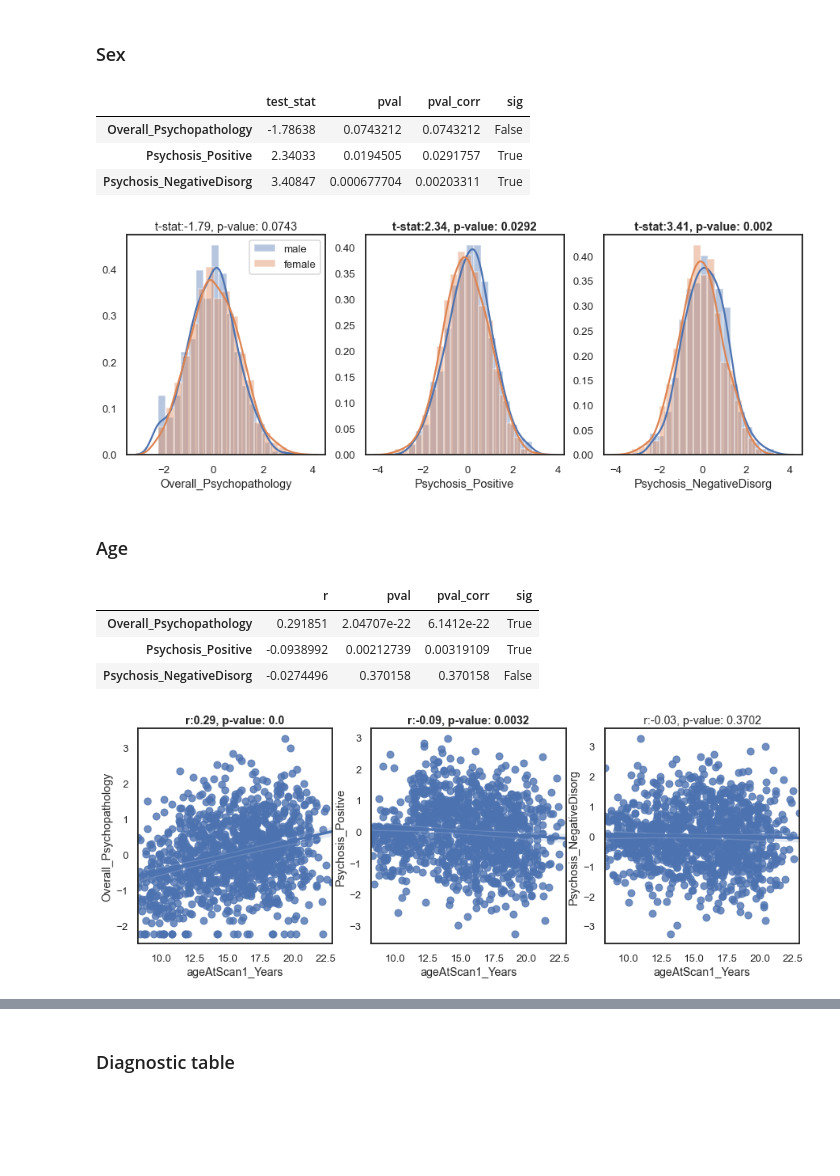
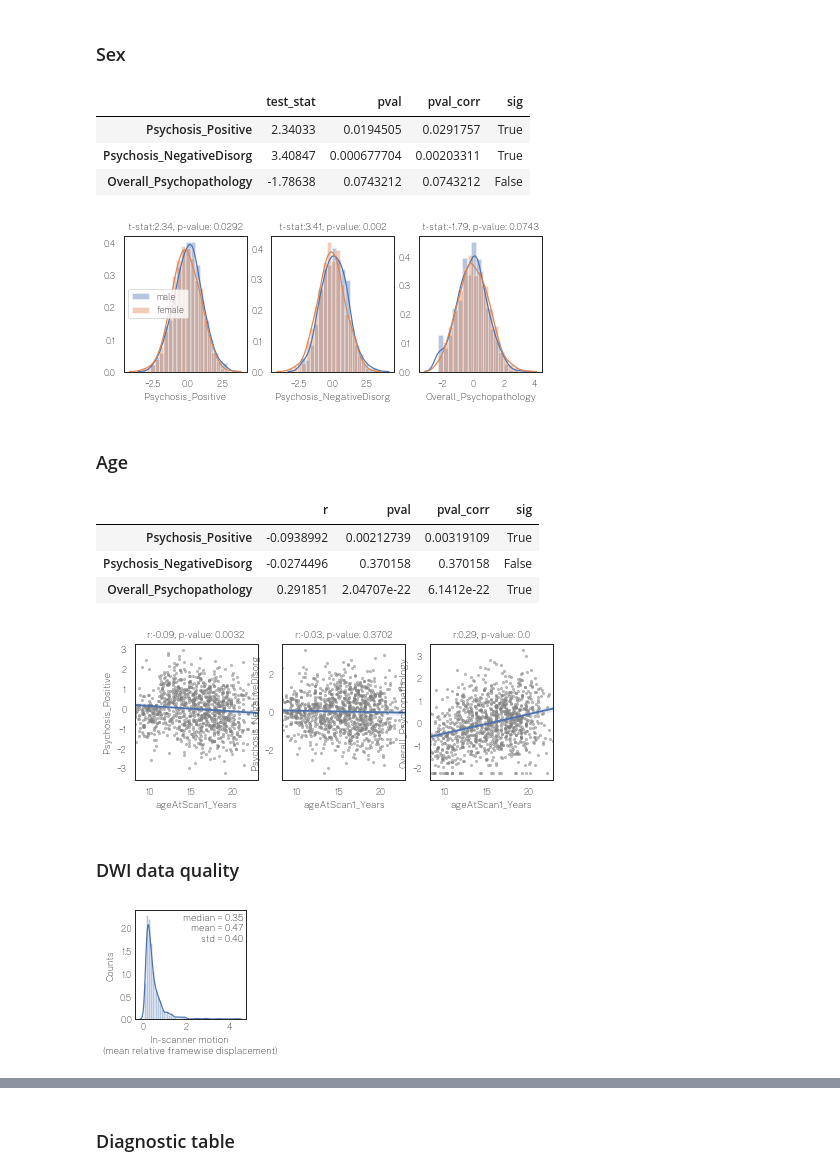
Before and after one commit to lindenmp/neurodev_cs_predictive, a Jupyter notebook: 1_code/3_results_sample_characteristics.ipynb, the cells around one changed output, grey strips where cells are left out. Saved outputs shown, nothing was run; the diff lists cells and outputs as text; code cells hidden in the pictures; blank space fills up the shorter version.

Commit message:
changes for revisions, including check rescaled average controllability and plotting motion metrics

```diff
--- a/1_code/3_results_sample_characteristics.ipynb
+++ b/1_code/3_results_sample_characteristics.ipynb
@@ -53,9 +50,17 @@ phenos_short = ['Ov. Psy.','Psy. (pos)','Psy. (neg)']
+# %%
+phenos = ['Psychosis_Positive','Psychosis_NegativeDisorg','Overall_Psychopathology']
+phenos_label = ['Psychosis (positive)','Psychosis (negative)','Overall psychopathology']
+phenos_short = ['Psy. (pos)','Psy. (neg)','Ov. psy.']
+
+metrics = ['str', 'ac', 'bc', 'cc', 'sgc']
+metrics_label = ['Strength', 'Average controllability', 'Betweenness centrality', 'Closeness centrality', 'Subgraph centrality']
 # %% [markdown]
 ## Setup plots
 # %%
 if not os.path.exists(figdir): os.makedirs(figdir)
 os.chdir(figdir)
-sns.set(style='white', context = 'talk', font_scale = 0.8)
+sns.set(style='white', context = 'paper', font_scale = 1)
+sns.set_style({'font.family':'sans-serif', 'font.sans-serif':['Public Sans']})
 cmap = my_get_cmap('pair')
 # %% [markdown]
 ## Load data
@@ -105,34 +143,34 @@ stats.loc[:,'sig'] = stats.loc[:,'pval_corr'] < 0.05
 stats
 # %% [output]
 |  | test_stat | pval | pval_corr | sig |
-| Overall_Psychopathology | -1.78638 | 0.0743212 | 0.0743212 | False |
 | Psychosis_Positive | 2.34033 | 0.0194505 | 0.0291757 | True |
 | Psychosis_NegativeDisorg | 3.40847 | 0.000677704 | 0.00203311 | True |
+| Overall_Psychopathology | -1.78638 | 0.0743212 | 0.0743212 | False |
 # %%
 f, ax = plt.subplots(1,len(phenos))
-f.set_figwidth(len(phenos)*5)
-f.set_figheight(5)
+f.set_figwidth(len(phenos)*2.5)
+f.set_figheight(2.5)
 
 # sex: 1=male, 2=female
 for i, pheno in enumerate(phenos):
     x = df.loc[df.loc[:,'sex'] == 1,pheno]
     sns.distplot(x, ax = ax[i], label = 'male')
 
     y = df.loc[df.loc[:,'sex'] == 2,pheno]
     sns.distplot(y, ax = ax[i], label = 'female')
 
     if i == 0:
         ax[i].legend()
     ax[i].set_xlabel(pheno)
 
     if stats.loc[pheno,'sig']:
         ax[i].set_title('t-stat:' + str(np.round(stats.loc[pheno,'test_stat'],2)) + ', p-value: ' + str(np.round(stats.loc[pheno,'pval_corr'],4)), fontweight="bold")
     else:
         ax[i].set_title('t-stat:' + str(np.round(stats.loc[pheno,'test_stat'],2)) + ', p-value: ' + str(np.round(stats.loc[pheno,'pval_corr'],4)))
 
 f.savefig(outfile_prefix+'symptoms_distributions_sex.png', dpi = 300, bbox_inches = 'tight', pad_inches = 0)
 # %% [output]
-[figure, old version]
+[figure, new version]
 # %% [markdown]
 ### Age
 # %%
@@ -152,18 +190,19 @@ stats.loc[:,'sig'] = stats.loc[:,'pval_corr'] < 0.05
 stats
 # %% [output]
 |  | r | pval | pval_corr | sig |
-| Overall_Psychopathology | 0.291851 | 2.04707e-22 | 6.1412e-22 | True |
 | Psychosis_Positive | -0.0938992 | 0.00212739 | 0.00319109 | True |
 | Psychosis_NegativeDisorg | -0.0274496 | 0.370158 | 0.370158 | False |
+| Overall_Psychopathology | 0.291851 | 2.04707e-22 | 6.1412e-22 | True |
 # %%
 f, ax = plt.subplots(1,len(phenos))
-f.set_figwidth(len(phenos)*5)
-f.set_figheight(5)
+f.set_figwidth(len(phenos)*2.5)
+f.set_figheight(2.5)
 
 x = df['ageAtScan1_Years']
 for i, pheno in enumerate(phenos):
     y = df[pheno]
-    sns.regplot(x, y, ax=ax[i])
+    sns.regplot(x, y, ax=ax[i], scatter=False)
+    ax[i].scatter(x, y, color='gray', s=5, alpha=0.5)
 
     if stats.loc[pheno,'sig']:
         ax[i].set_title('r:' + str(np.round(stats.loc[pheno,'r'],2)) + ', p-value: ' + str(np.round(stats.loc[pheno,'pval_corr'],4)), fontweight="bold")
@@ -172,4 +211,6 @@ for i, pheno in enumerate(phenos):
 
 f.savefig(outfile_prefix+'symptoms_correlations_age.png', dpi = 300, bbox_inches = 'tight', pad_inches = 0)
 # %% [output]
-[figure, old version]
+[figure, new version]
+# %% [markdown]
+### DWI data quality
@@ -175,0 +219,17 @@ f.savefig(outfile_prefix+'symptoms_correlations_age.png', dpi = 300, bbox_inches
+# %%
+f, ax = plt.subplots()
+f.set_figwidth(2)
+f.set_figheight(2)
+x = df['dti64MeanRelRMS']
+sns.distplot(x, ax = ax)
+ax.set_xlabel('In-scanner motion \n(mean relative framewise displacement)')
+ax.set_ylabel('Counts')
+ax.tick_params(pad = -2)
+
+textstr = 'median = {:.2f}\nmean = {:.2f}\nstd = {:.2f}'.format(x.median(), x.mean(), x.std())
+ax.text(0.975, 0.975, textstr, transform=ax.transAxes,
+        verticalalignment='top', horizontalalignment='right')
+
+f.savefig(outfile_prefix+'inscanner_motion.svg', dpi = 300, bbox_inches = 'tight', pad_inches = 0)
+# %% [output]
+[figure, added]
```
Also changed, not shown: parts of 13 cells of this notebook, 1 other file.
